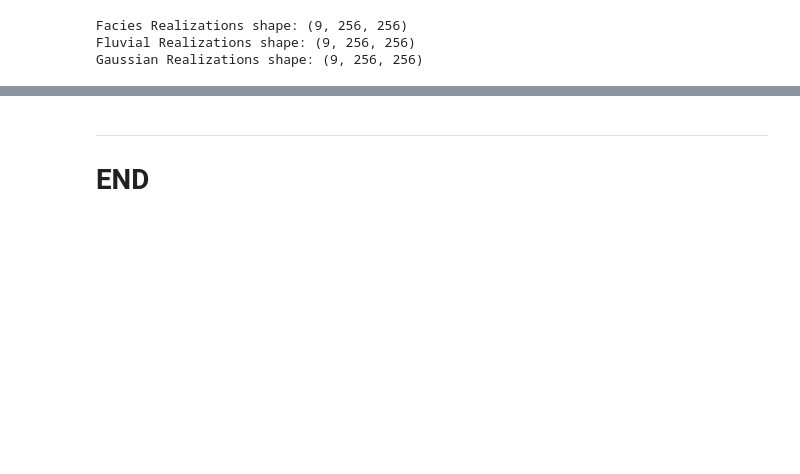
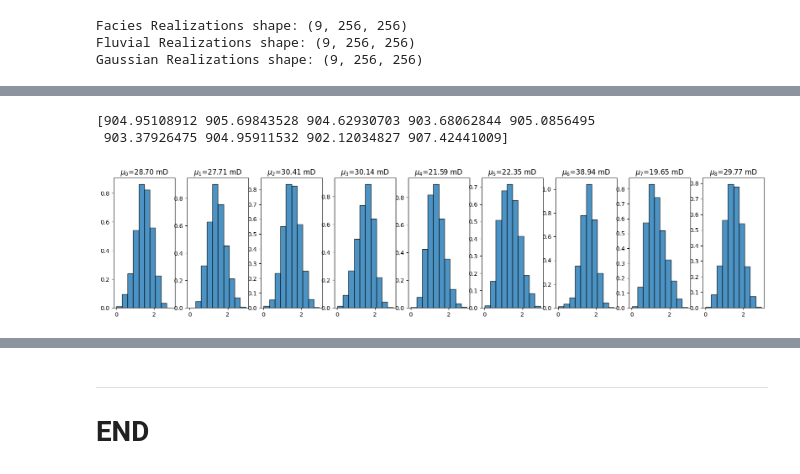
Before and after one commit to misaelmmorales/H2-Proxy, a Jupyter notebook: heterogeneity/main.ipynb, the cells around one changed output, grey strips where cells are left out. Drawn from its saved outputs; the diff is of its cells as text; code cells hidden in the pictures; blank space fills up the shorter version.

```diff
--- a/heterogeneity/main.ipynb
+++ b/heterogeneity/main.ipynb
@@ -26,3 +35,18 @@ Dataset shape: (9, 256, 256, 4)
+# %%
+temp_g = df_gaus[...,0].reshape(9,256*256).T
+temp_g_means = temp_g.mean(0)
+print(10**temp_g.max(0))
+
+plt.figure(figsize=(20,4))
+for i in range(9):
+    plt.subplot(1,9,i+1)
+    plt.hist(temp_g[:,i], density=True, alpha=0.8, edgecolor='k')
+    plt.title('$\mu_{}$={:.2f} mD'.format(i, 10**temp_g_means[i]))
+plt.show()
+# %% [output]
+[904.95108912 905.69843528 904.62930703 903.68062844 905.0856495
+ 903.37926475 904.95911532 902.12034827 907.42441009]
+[figure, added]
 # %%
 het.plot_samples()
 # %% [output]
```
Also changed, not shown: parts of 4 cells of this notebook, 4 other files.
